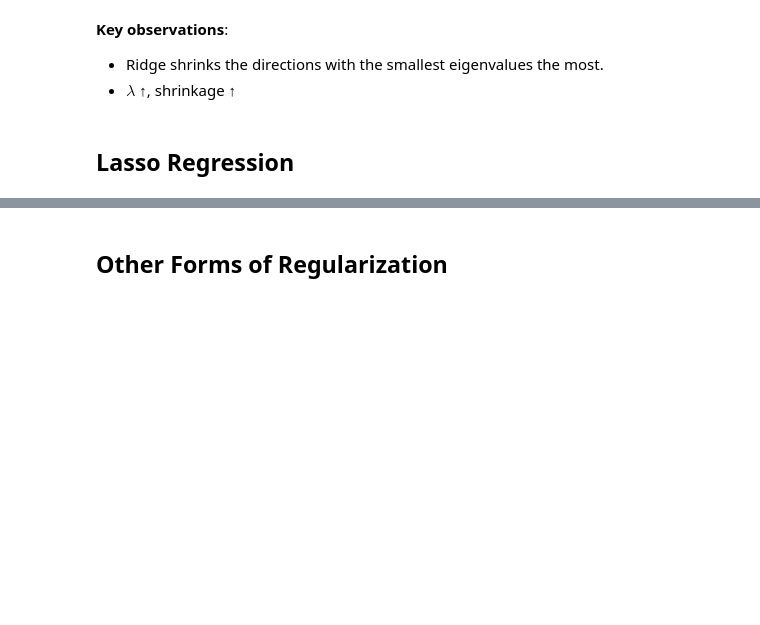
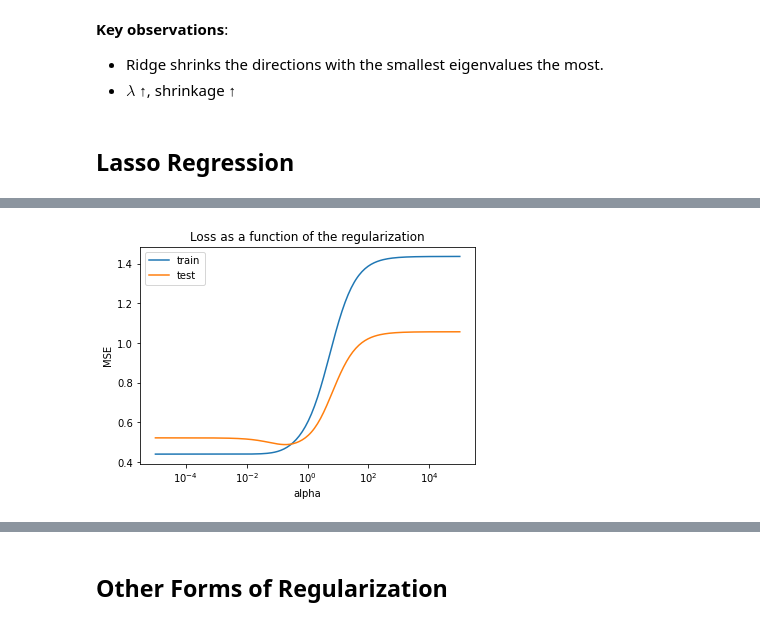
Before and after one commit to Imperial-College-Data-Science-Society/workshops, a Jupyter notebook: notebooks/workshop-7/regularization.ipynb, the cells around one changed output, grey strips where cells are left out. Drawn from its saved outputs; the diff is of its cells as text; code cells hidden in the pictures; blank space fills up the shorter version.

```diff
--- a/notebooks/workshop-7/regularization.ipynb
+++ b/notebooks/workshop-7/regularization.ipynb
@@ -157,0 +178,25 @@ $$
+# %%
+def compare_loss(model, alphas):
+    '''Plot train and test errors for different
+    values of alphas.
+    '''
+    train_loss = []
+    test_loss = []
+    for a in alphas:
+        ridge = model.set_params(alpha=a)
+        ridge.fit(trainX, trainY)
+        train_predY = ridge.predict(trainX)
+        test_predY = ridge.predict(testX)
+
+        train_loss.append(mean_squared_error(trainY, train_predY))
+        test_loss.append(mean_squared_error(testY, test_predY))
+
+    ax = plt.gca()
+    ax.plot(alphas, train_loss, label="train")
+    ax.plot(alphas, test_loss, label="test")
+    ax.set_xscale('log')
+    plt.xlabel('alpha')
+    plt.ylabel('MSE')
+    plt.title('Loss as a function of the regularization')
+    plt.axis('tight')
+    plt.legend()
@@ -157,0 +284,5 @@ $$
+# %%
+alphas = np.logspace(-5, 5, 200)
+compare_loss(Ridge(normalize=True), alphas = alphas)
+# %% [output]
+[figure, added]
```
Also changed, not shown: parts of 44 cells of this notebook, 10 other files.
